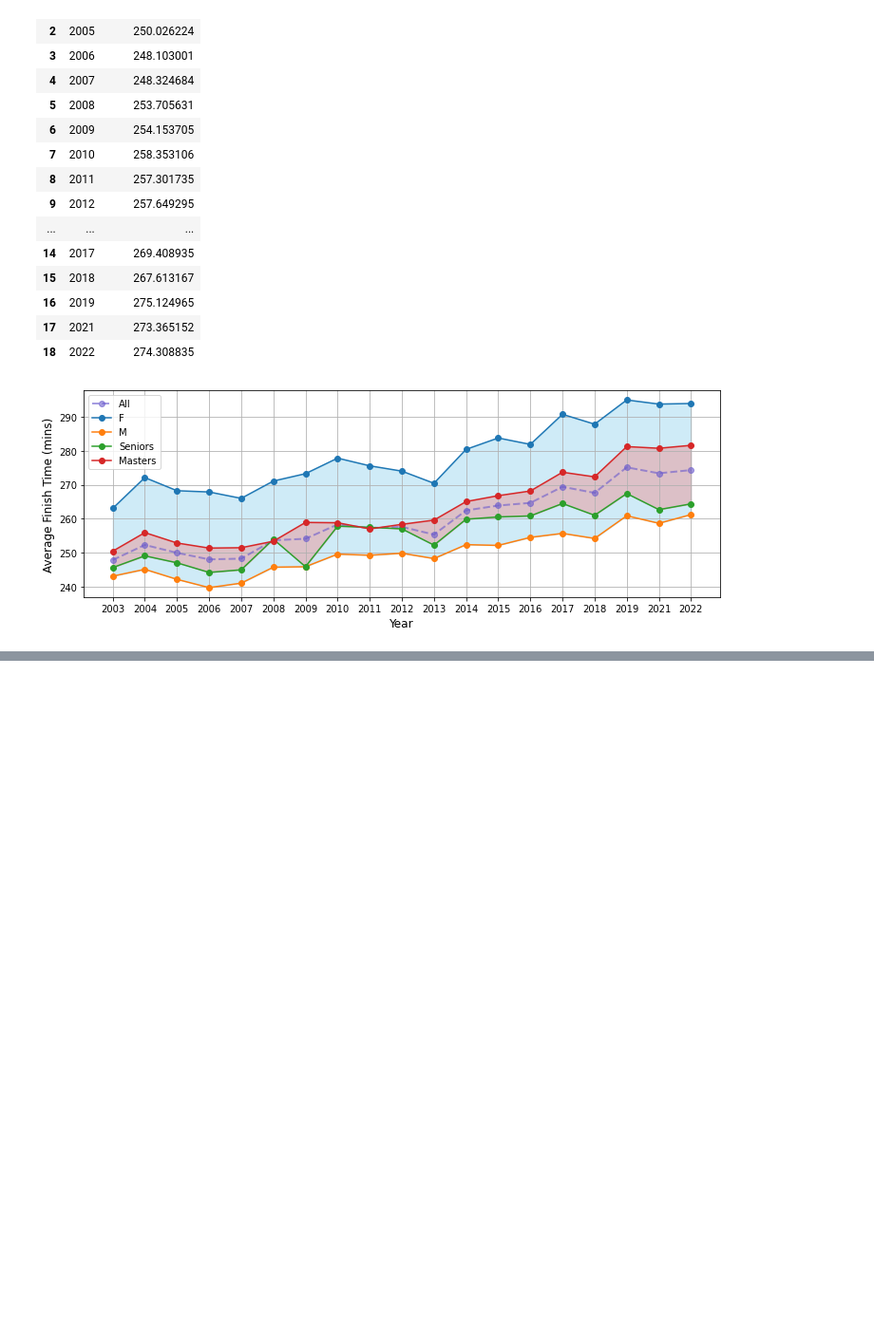
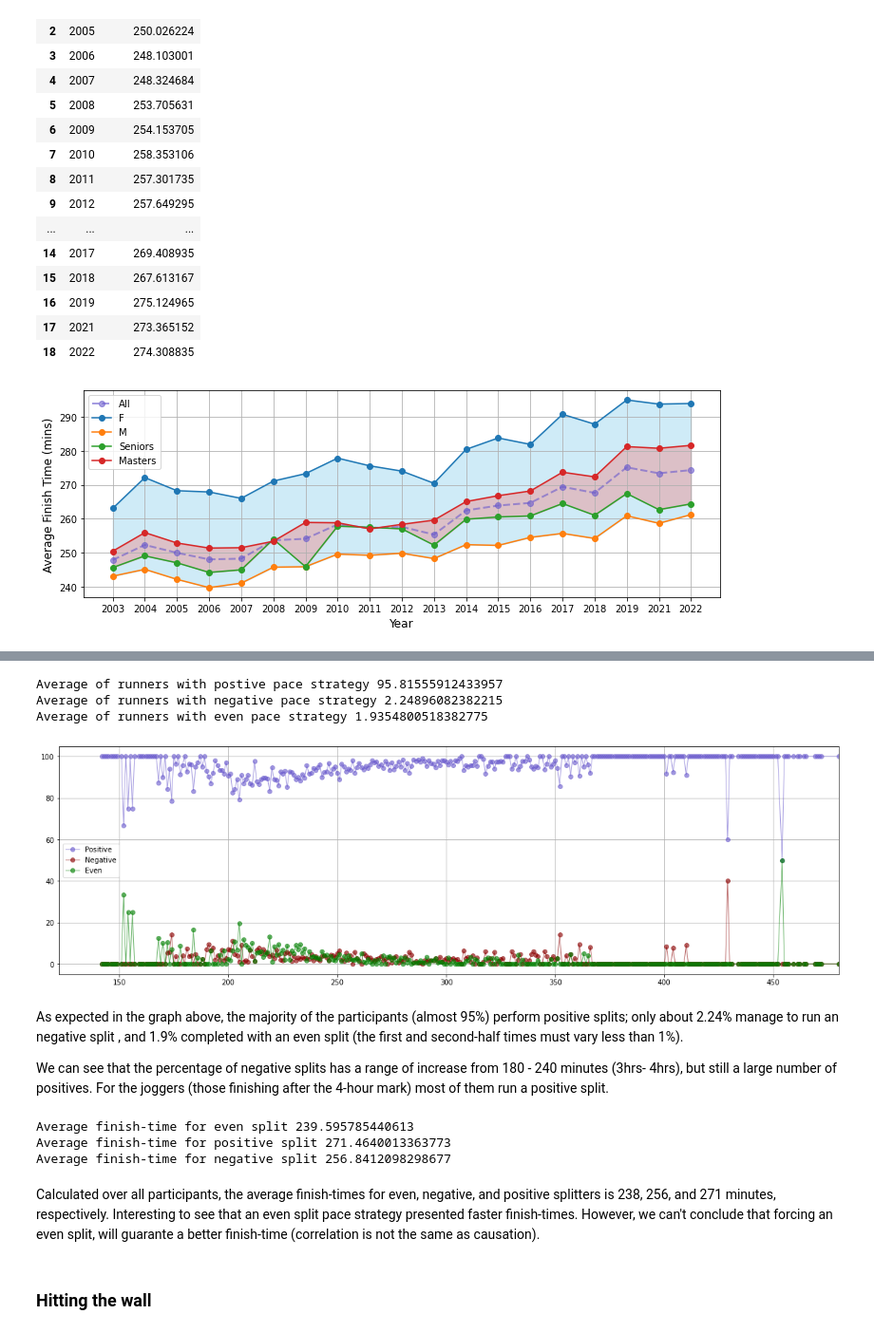
Before and after one commit to corriporai/runpandas, a Jupyter notebook: examples/race_results.ipynb, the cells around one changed output, grey strips where cells are left out. Shown at 95% size. Saved outputs shown, nothing was run; the diff lists cells and outputs as text; code cells hidden in the pictures; blank space fills up the shorter version.

```diff
--- a/examples/race_results.ipynb
+++ b/examples/race_results.ipynb
@@ -481,0 +600,64 @@ It is also interesting to note how gender has a much greater influence on finish
+# %%
+#Due to the missing data for the half split, we needed to filter out all runners whose chip didn't record the half time splits times.
+
+lochness_data_full = lochness_data[~lochness_data.half.isnull()]
+
+#Now let's convert the first half time into minutes for better visualization
+
+def convert_to_minutes(row):
+    return int(row['half'].total_seconds() / 60)
+
+lochness_data_full['first_half'] = lochness_data_full.apply(convert_to_minutes, axis=1) # add the minutes for the first half field
+lochness_data_full['second_half'] = lochness_data_full['nettime_minutes'] - lochness_data_full['first_half'] #Add the second half
+
+#let's segment the data between even (time difference less than 1%), positive and negative splitters
+def get_pace_strategy(row):
+    time = row['second_half'] - row['first_half']
+    if abs(time / row['second_half']) < 0.01:
+        return 'even'
+    elif time < 0:
+        return 'negative'
+    return 'positive'
+
+lochness_data_full['pace_strategy']=lochness_data_full.apply(get_pace_strategy, axis=1) #infer pace strategy
+# %%
+agg_pace = lochness_data_full.groupby(["nettime_minutes",'pace_strategy']).agg({'position': ["count"]}).unstack(fill_value=0).stack()
+agg_pace = agg_pace.groupby(level=0).apply(lambda x:100 * x / float(x.sum())).reset_index()
+
+print('Average of runners with postive pace strategy', agg_pace[agg_pace['pace_strategy']== 'positive']['position']['count'].mean())
+print('Average of runners with negative pace strategy', agg_pace[agg_pace['pace_strategy']== 'negative']['position']['count'].mean())
+print('Average of runners with even pace strategy', agg_pace[agg_pace['pace_strategy']== 'even']['position']['count'].mean())
+# %% [output]
+Average of runners with postive pace strategy 95.81555912433957
+Average of runners with negative pace strategy 2.24896082382215
+Average of runners with even pace strategy 1.9354800518382775
+# %%
+fig, ax1 = plt.subplots(figsize=(20,6))
+ax1.plot(agg_pace[agg_pace['pace_strategy']== 'positive'].nettime_minutes, agg_pace[agg_pace['pace_strategy']== 'positive']['position']['count'], color="Slateblue",
+        alpha=0.6, linewidth=1, marker='o', label='Positive')
+ax1.plot(agg_pace[agg_pace['pace_strategy']== 'negative'].nettime_minutes, agg_pace[agg_pace['pace_strategy']== 'negative']['position']['count'], color="darkred",
+        alpha=0.6, linewidth=1, marker='o', label='Negative')
+ax1.plot(agg_pace[agg_pace['pace_strategy']== 'even'].nettime_minutes, agg_pace[agg_pace['pace_strategy']== 'even']['position']['count'], color="green",
+        alpha=0.6, linewidth=1, marker='o', label='Even')
+ax1.grid()
+ax1.set_xlim(right=480)
+ax1.legend(loc=0)
+plt.show()
+# %% [output]
+[figure, added]
+# %% [markdown]
+As expected in the graph above, the majority of the participants (almost 95%) perform positive splits; only about 2.24% manage to run an negative split , and  1.9% completed with an even split (the first and second-half times must vary less than 1%).
+
+We can see that the percentage of negative splits has a range of increase from 180 - 240 minutes (3hrs- 4hrs), but still a large number of positives.  For the joggers (those finishing after the 4-hour mark) most of them run a positive split.
+# %%
+print('Average finish-time for even split', lochness_data_full[lochness_data_full['pace_strategy'] == 'even']['nettime_minutes'].mean())
+print('Average finish-time for positive split', lochness_data_full[lochness_data_full['pace_strategy'] == 'positive']['nettime_minutes'].mean())
+print('Average finish-time for negative split', lochness_data_full[lochness_data_full['pace_strategy'] == 'negative']['nettime_minutes'].mean())
+# %% [output]
+Average finish-time for even split 239.595785440613
+Average finish-time for positive split 271.4640013363773
+Average finish-time for negative split 256.8412098298677
+# %% [markdown]
+Calculated over all participants, the average finish-times for even, negative, and positive splitters is 238, 256, and 271 minutes, respectively. Interesting to see that an even split pace strategy presented faster finish-times. However, we can't conclude that forcing an even split, will guarante a better finish-time (correlation is not the same as causation).
+# %% [markdown]
+### Hitting the wall
```
Also changed, not shown: parts of 20 cells of this notebook.
